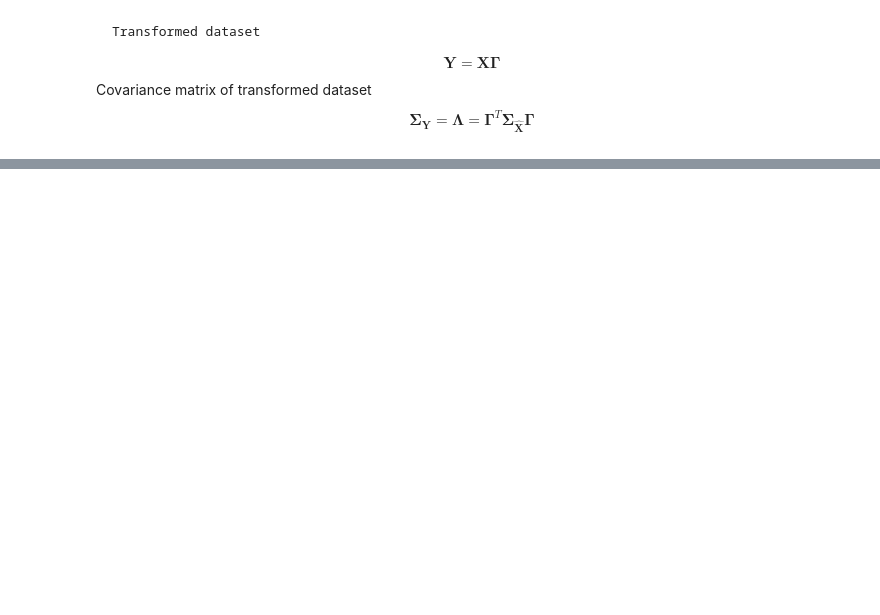
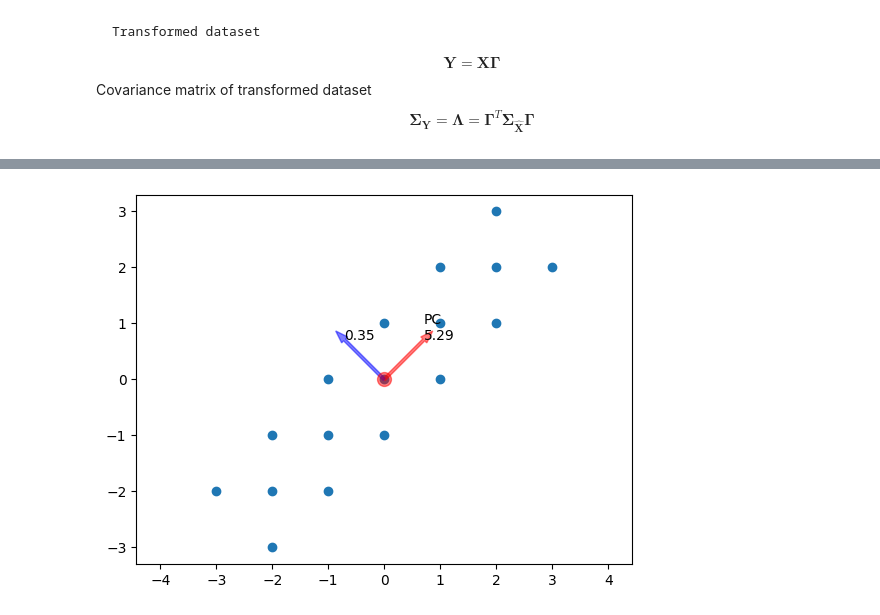
Before and after one commit to Ryoto-Kato/MachineLearning_DeepLearning-fundamentals, a Jupyter notebook: ML-Exercise/Dimensionality_Reduction.ipynb, the cells around one changed output, grey strips where cells are left out. Saved outputs shown, nothing was run; the diff lists cells and outputs as text; code cells hidden in the pictures; blank space fills up the shorter version.

```diff
--- a/ML-Exercise/Dimensionality_Reduction.ipynb
+++ b/ML-Exercise/Dimensionality_Reduction.ipynb
@@ -47,0 +251,22 @@ $$
+# %%
+def get_eigen(Cov_x):
+    """
+    Args (1):
+        Cov_x : array[D, D]
+            Covariance matrix of the standardized given data matrix X
+
+    Returns (2):
+        g : array[D, D]
+            eigen_vectors matrix
+
+        l : array[D, D]
+            eigen_values diagonal matrix
+    """
+
+    D = Cov_x.shape[0]
+
+    l, g = np.linalg.eig(Cov_x)
+    I = np.eye(D)
+    l = I * l[None, :]
+
+    return g, l
@@ -47,0 +293,25 @@ $$
+# %%
+# plot summery
+
+plt.scatter(X[:, 0], X[:, 1])
+plt.axis('equal')
+
+mean = X.mean(0)
+plt.plot(mean[0], mean[1], 'o', markersize=10, color='red', alpha=0.5)
+
+Sigma = get_covariance(X)
+g, l = get_eigen(Sigma)
+
+max_dim = np.argmax(l)
+
+for i in range(l.shape[0]):
+    variance = l[i][i]
+    value = str(np.round(variance, 2))
+    if i == max_dim:
+        plt.arrow(mean[0], mean[1], g[0][i], g[1][i], width=0.05, color='red', alpha=0.5)
+        plt.annotate(f'PC\n{value}' , [g[0][i], g[1][i]])
+    else:
+        plt.arrow(mean[0], mean[1], g[0][i], g[1][i], width=0.05, color='blue', alpha=0.5)
+        plt.annotate(f'{value}', [g[0][i], g[1][i]])
+# %% [output]
+[figure, added]
```
Also changed, not shown: parts of 26 cells of this notebook.
